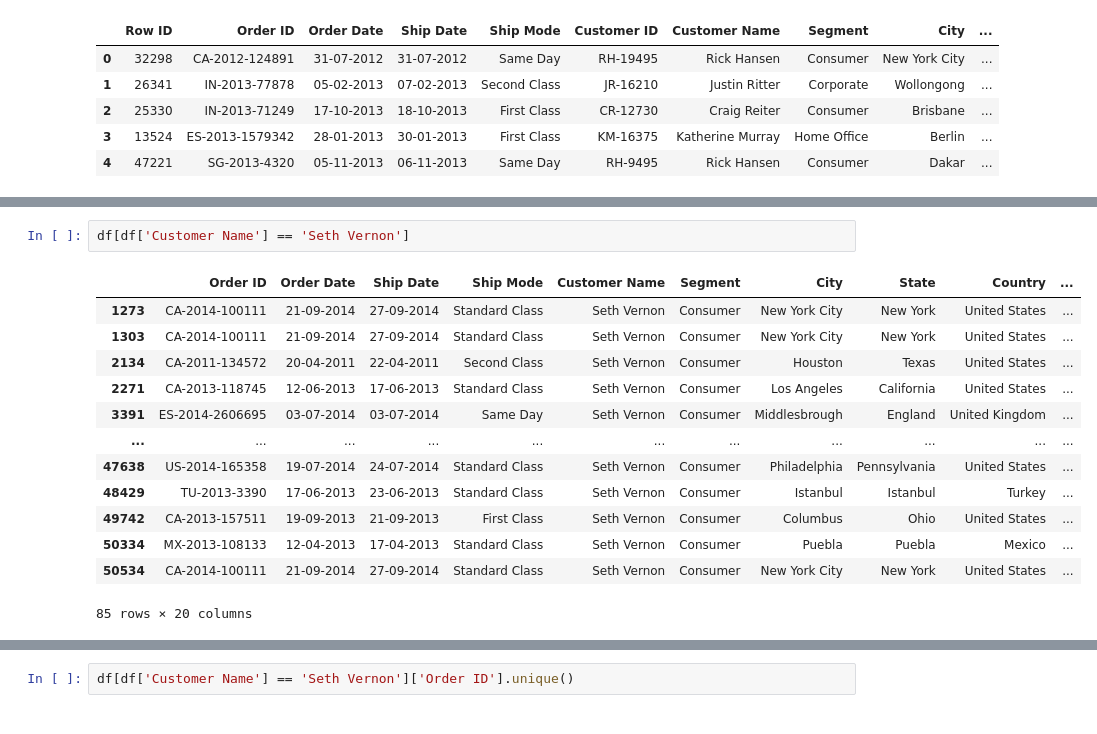
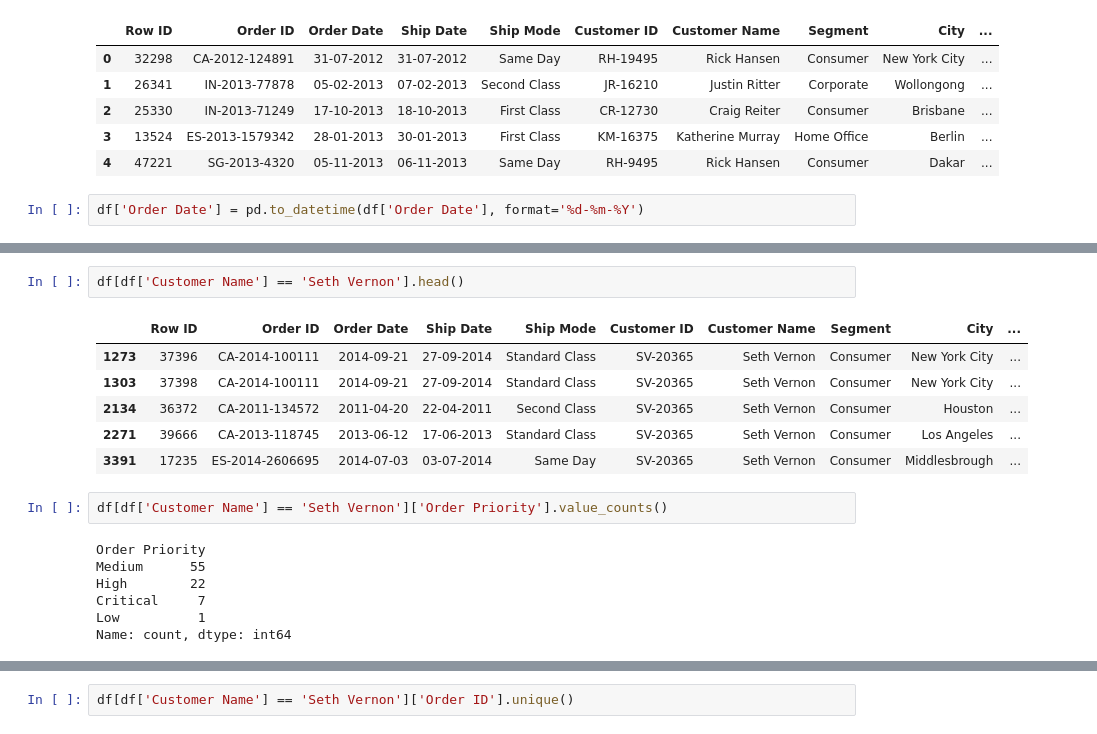
Before and after one commit to ngcarvajall/Proyecto9_Clustering_Regresion, a Jupyter notebook: Notebooks/EDA.ipynb, the cells around one changed output, grey strips where cells are left out. Saved outputs shown, nothing was run; the diff lists cells and outputs as text.

```diff
--- a/Notebooks/EDA.ipynb
+++ b/Notebooks/EDA.ipynb
@@ -54,3 +54,5 @@ df.head()
 | 2 | 25330 | IN-2013-71249 | 17-10-2013 | 18-10-2013 | First Class | CR-12730 | Craig Reiter | Consumer | Brisbane | ... |
 | 3 | 13524 | ES-2013-1579342 | 28-01-2013 | 30-01-2013 | First Class | KM-16375 | Katherine Murray | Home Office | Berlin | ... |
 | 4 | 47221 | SG-2013-4320 | 05-11-2013 | 06-11-2013 | Same Day | RH-9495 | Rick Hansen | Consumer | Dakar | ... |
+# %%
+df['Order Date'] = pd.to_datetime(df['Order Date'], format='%d-%m-%Y')
@@ -57,16 +70,18 @@ df.head()
 # %%
-df[df['Customer Name'] == 'Seth Vernon']
+df[df['Customer Name'] == 'Seth Vernon'].head()
 # %% [output]
-|  | Order ID | Order Date | Ship Date | Ship Mode | Customer Name | Segment | City | State | Country | ... |
-| 1273 | CA-2014-100111 | 21-09-2014 | 27-09-2014 | Standard Class | Seth Vernon | Consumer | New York City | New York | United States | ... |
-| 1303 | CA-2014-100111 | 21-09-2014 | 27-09-2014 | Standard Class | Seth Vernon | Consumer | New York City | New York | United States | ... |
-| 2134 | CA-2011-134572 | 20-04-2011 | 22-04-2011 | Second Class | Seth Vernon | Consumer | Houston | Texas | United States | ... |
-| 2271 | CA-2013-118745 | 12-06-2013 | 17-06-2013 | Standard Class | Seth Vernon | Consumer | Los Angeles | California | United States | ... |
-| 3391 | ES-2014-2606695 | 03-07-2014 | 03-07-2014 | Same Day | Seth Vernon | Consumer | Middlesbrough | England | United Kingdom | ... |
-| ... | ... | ... | ... | ... | ... | ... | ... | ... | ... | ... |
-| 47638 | US-2014-165358 | 19-07-2014 | 24-07-2014 | Standard Class | Seth Vernon | Consumer | Philadelphia | Pennsylvania | United States | ... |
-| 48429 | TU-2013-3390 | 17-06-2013 | 23-06-2013 | Standard Class | Seth Vernon | Consumer | Istanbul | Istanbul | Turkey | ... |
-| 49742 | CA-2013-157511 | 19-09-2013 | 21-09-2013 | First Class | Seth Vernon | Consumer | Columbus | Ohio | United States | ... |
-| 50334 | MX-2013-108133 | 12-04-2013 | 17-04-2013 | Standard Class | Seth Vernon | Consumer | Puebla | Puebla | Mexico | ... |
-| 50534 | CA-2014-100111 | 21-09-2014 | 27-09-2014 | Standard Class | Seth Vernon | Consumer | New York City | New York | United States | ... |
+|  | Row ID | Order ID | Order Date | Ship Date | Ship Mode | Customer ID | Customer Name | Segment | City | ... |
+| 1273 | 37396 | CA-2014-100111 | 2014-09-21 | 27-09-2014 | Standard Class | SV-20365 | Seth Vernon | Consumer | New York City | ... |
+| 1303 | 37398 | CA-2014-100111 | 2014-09-21 | 27-09-2014 | Standard Class | SV-20365 | Seth Vernon | Consumer | New York City | ... |
+| 2134 | 36372 | CA-2011-134572 | 2011-04-20 | 22-04-2011 | Second Class | SV-20365 | Seth Vernon | Consumer | Houston | ... |
+| 2271 | 39666 | CA-2013-118745 | 2013-06-12 | 17-06-2013 | Standard Class | SV-20365 | Seth Vernon | Consumer | Los Angeles | ... |
+| 3391 | 17235 | ES-2014-2606695 | 2014-07-03 | 03-07-2014 | Same Day | SV-20365 | Seth Vernon | Consumer | Middlesbrough | ... |
-85 rows × 20 columns
+# %%
+df[df['Customer Name'] == 'Seth Vernon']['Order Priority'].value_counts()
+# %% [output]
+Order Priority
+Medium      55
+High        22
+Critical     7
+Low          1
+Name: count, dtype: int64
```
Also changed, not shown: parts of 36 cells of this notebook.
